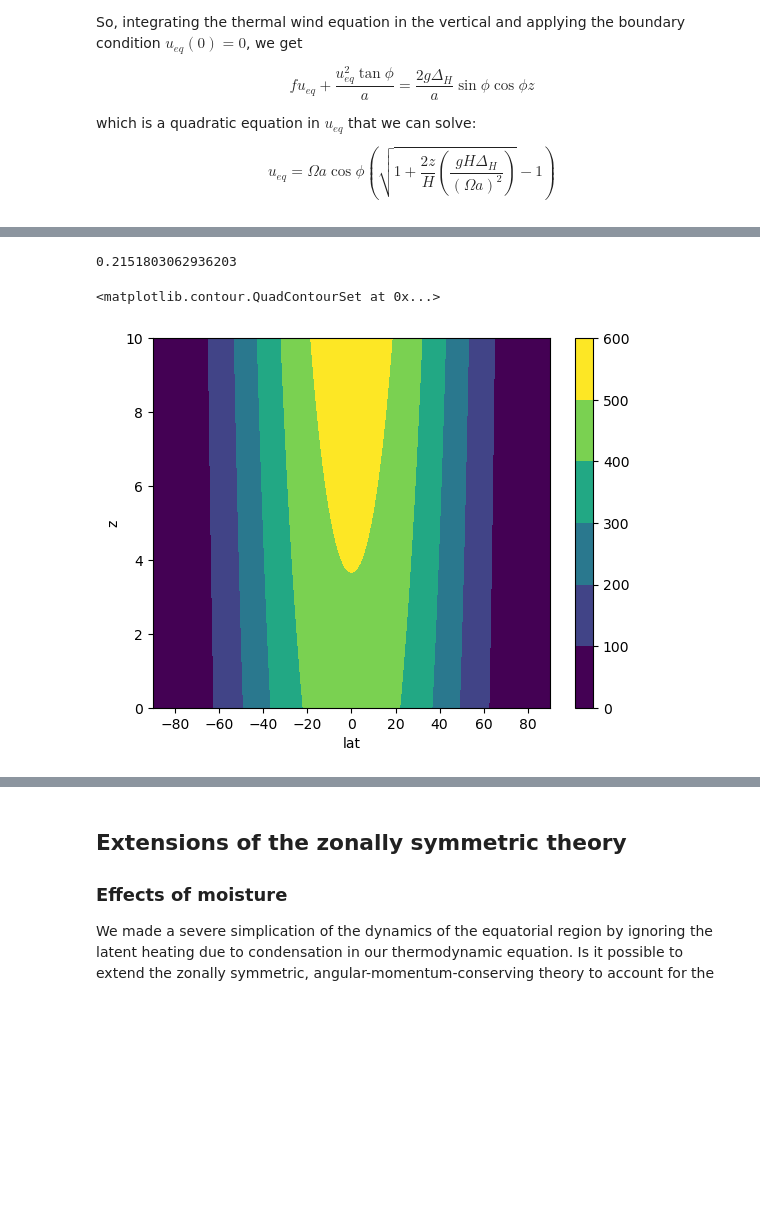
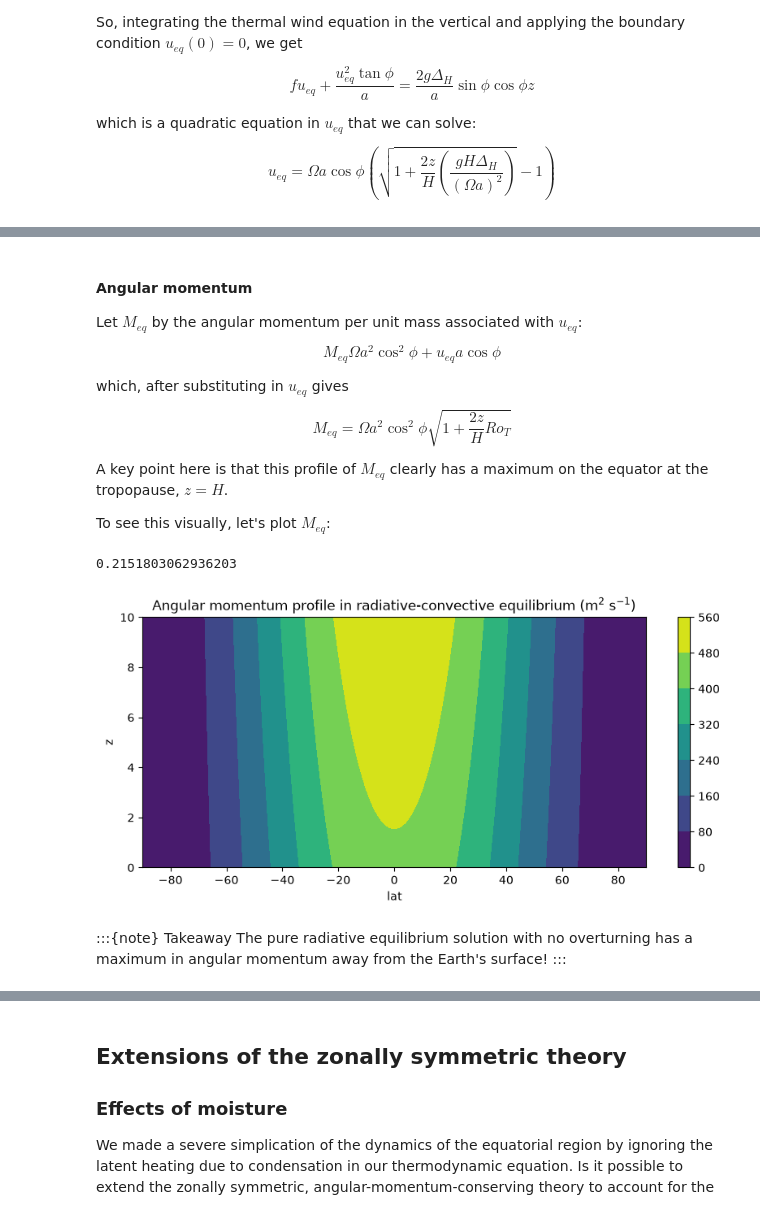
Before and after one commit to brian-rose/general-circulation, a Jupyter notebook: lectures/hadley.ipynb, the cells around one changed output, grey strips where cells are left out. Saved outputs shown, nothing was run; the diff lists cells and outputs as text; code cells hidden in the pictures; blank space fills up the shorter version.

```diff
--- a/lectures/hadley.ipynb
+++ b/lectures/hadley.ipynb
@@ -164,3 +175,17 @@ $$M_eq = \Omega a^2 \cos^2\phi \sqrt{1 + \frac{2z}{H} R_{OT}}$$
+# %% [markdown]
+#### Angular momentum
+
+Let $M_{eq}$ by the angular momentum per unit mass associated with $u_{eq}$:
+
+$$M_{eq} \Omega a^2 \cos^2 \phi + u_{eq} a \cos\phi$$
+
+which, after substituting in $u_{eq}$ gives
+
+$$M_{eq} = \Omega a^2 \cos^2\phi \sqrt{1 + \frac{2z}{H} Ro_{T}}$$
+
+A key point here is that this profile of $M_{eq}$ clearly has a maximum on the equator at the tropopause, $z=H$.
+
+To see this visually, let's plot $M_{eq}$:
 # %%
 sidereal_day = 86164.0905  # in seconds -- we definitely don't need this accuracy but hey
 a = 6.373E6      # Radius of Earth (m)
@@ -174,7 +199,11 @@ RoT
 0.2151803062936203
 # %%
 Meq = Omega*a*np.cos(phi)**2 * np.sqrt(1+2*z/H*RoT)
-Meq.plot.contourf(x='lat')
+Meq.plot.contourf(x='lat', figsize=(10,4))
+plt.title('Angular momentum profile in radiative-convective equilibrium (m$^2$ s$^{-1}$)');
 # %% [output]
-<matplotlib.contour.QuadContourSet at 0x...>
-[figure, old version]
+[figure, new version]
+# %% [markdown]
+:::{note} Takeaway
+The pure radiative equilibrium solution with no overturning has a maximum in angular momentum away from the Earth's surface!
+:::
```
Also changed, not shown: parts of 9 cells of this notebook.
